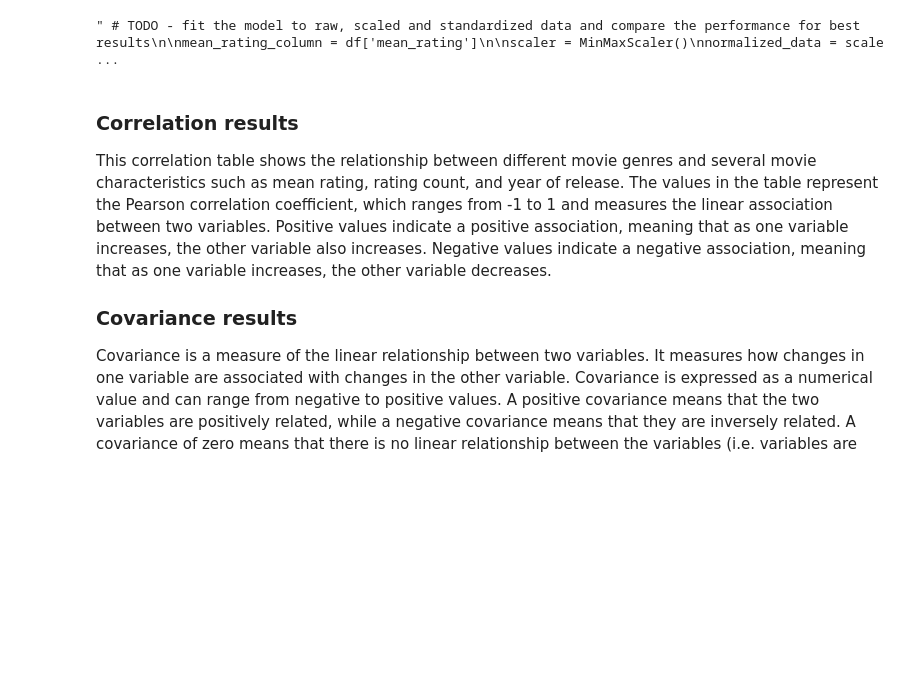
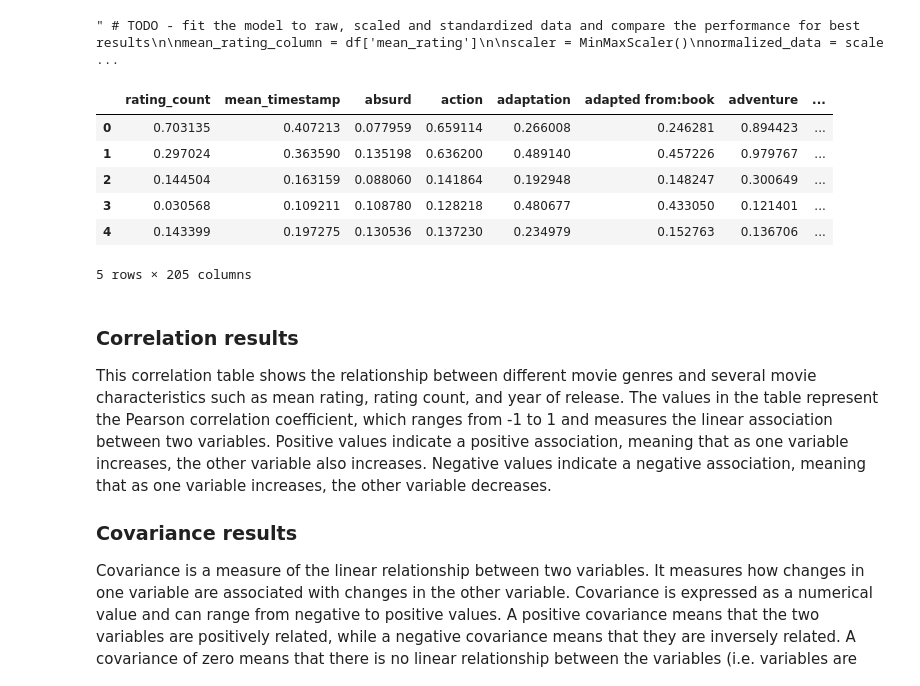
Before and after one commit to nicolopizzo/data-analytics, a Jupyter notebook: analysis.ipynb, the cells around one changed output. Saved outputs shown, nothing was run; the diff lists cells and outputs as text; code cells hidden in the pictures; blank space fills up the shorter version.

```diff
--- a/analysis.ipynb
+++ b/analysis.ipynb
@@ -120,7 +121,7 @@ genome_scores_2['tag'] = genome_scores_2['tagId'].map(genome_tags.set_index('tag
 genome_table = genome_scores_2.pivot_table(index='movieId', columns='tag', values='relevance')
 
 # Merge movies with genome table
-df = pd.merge(df, genome_table, on='movieId', how='left')
+df = pd.merge(df, genome_table, on='movieId')
 display(df.head())
 # %% [output]
 |  | movieId | title | genres | mean_rating | rating_count | mean_timestamp | absurd | action | adaptation | ... |
@@ -499,6 +483,22 @@ display(df.shape)
  """
 # %% [output]
 " # TODO - fit the model to raw, scaled and standardized data and compare the performance for best results\n\nmean_rating_column = df['mean_rating']\n\nscaler = MinMaxScaler()\nnormalized_data = scale ...
+# %%
+# normalize columns
+df = df.dropna()
+mean_rating_column = df['mean_rating']
+df = df.drop(columns=['mean_rating'])
+df = (df - df.min()) / (df.max() - df.min())
+df['mean_rating'] = mean_rating_column
+display(df.head())
+# %% [output]
+|  | rating_count | mean_timestamp | absurd | action | adaptation | adapted from:book | adventure | ... |
+| 0 | 0.703135 | 0.407213 | 0.077959 | 0.659114 | 0.266008 | 0.246281 | 0.894423 | ... |
+| 1 | 0.297024 | 0.363590 | 0.135198 | 0.636200 | 0.489140 | 0.457226 | 0.979767 | ... |
+| 2 | 0.144504 | 0.163159 | 0.088060 | 0.141864 | 0.192948 | 0.148247 | 0.300649 | ... |
+| 3 | 0.030568 | 0.109211 | 0.108780 | 0.128218 | 0.480677 | 0.433050 | 0.121401 | ... |
+| 4 | 0.143399 | 0.197275 | 0.130536 | 0.137230 | 0.234979 | 0.152763 | 0.136706 | ... |
+5 rows × 205 columns
 # %% [markdown]
 ### Correlation results
 This correlation table shows the relationship between different movie genres and several movie characteristics such as mean rating, rating count, and year of release. The values in the table represent the Pearson correlation coefficient, which ranges from -1 to 1 and measures the linear association between two variables. Positive values indicate a positive association, meaning that as one variable increases, the other variable also increases. Negative values indicate a negative association, meaning that as one variable increases, the other variable decreases.
```
Also changed, not shown: parts of 32 cells of this notebook.
